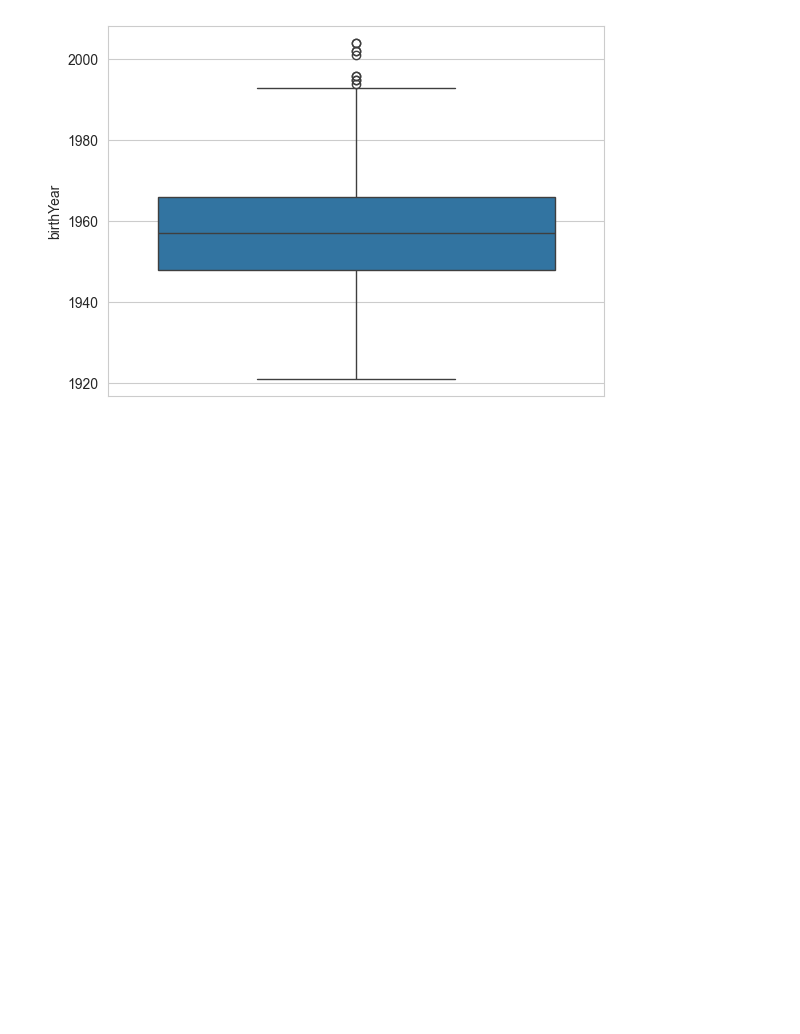
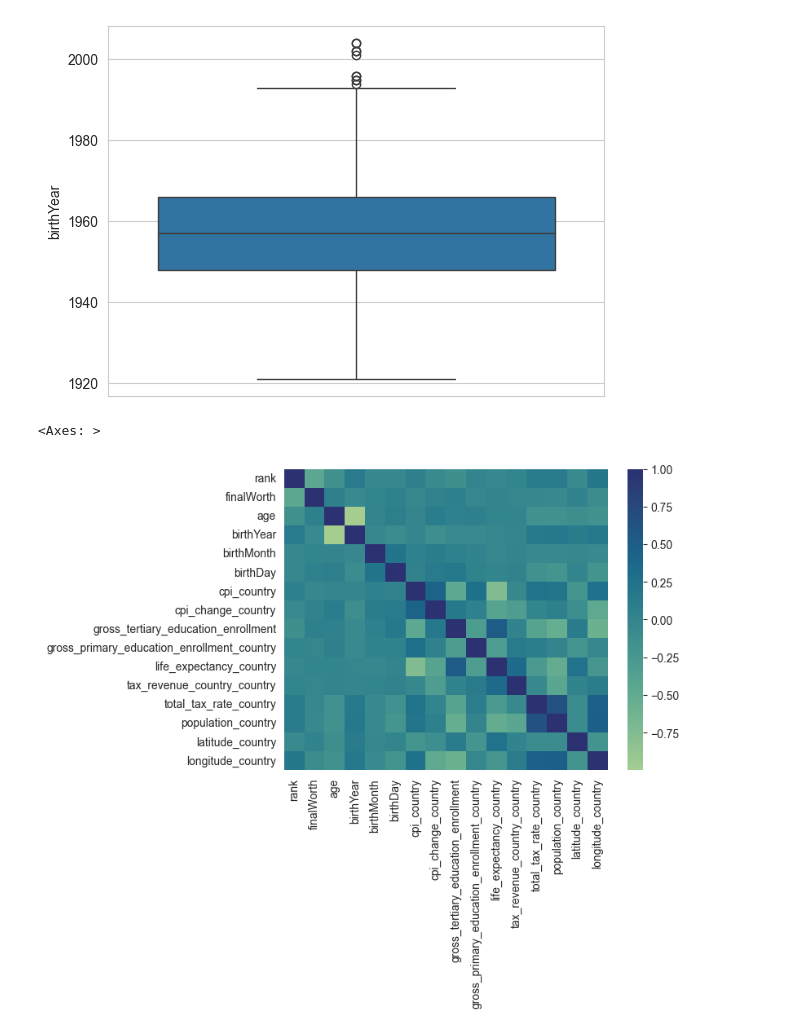
Before and after one commit to RoGellert/python_r_ds_de_projects, a Jupyter notebook: Billionaires/Billionaires_exploratory_analysis.ipynb, the cells around one changed output. Saved outputs shown, nothing was run; the diff lists cells and outputs as text; code cells hidden in the pictures; blank space fills up the shorter version.

```diff
--- a/Billionaires/Billionaires_exploratory_analysis.ipynb
+++ b/Billionaires/Billionaires_exploratory_analysis.ipynb
@@ -133,6 +133,11 @@ sns.boxplot(data=billionaires_df['birthYear'])
 # %% [output]
 <Axes: ylabel='birthYear'>
 [figure]
+# %%
+sns.heatmap(data=billionaires_df.select_dtypes(include=np.number).corr(), cmap="crest")
+# %% [output]
+<Axes: >
+[figure, added]
 # %%
 billionaires_df_analysis = billionaires_df[['finalWorth', 'personName', 'age', 'category', 'country', 'source']]
 billionaires_df_analysis
```
